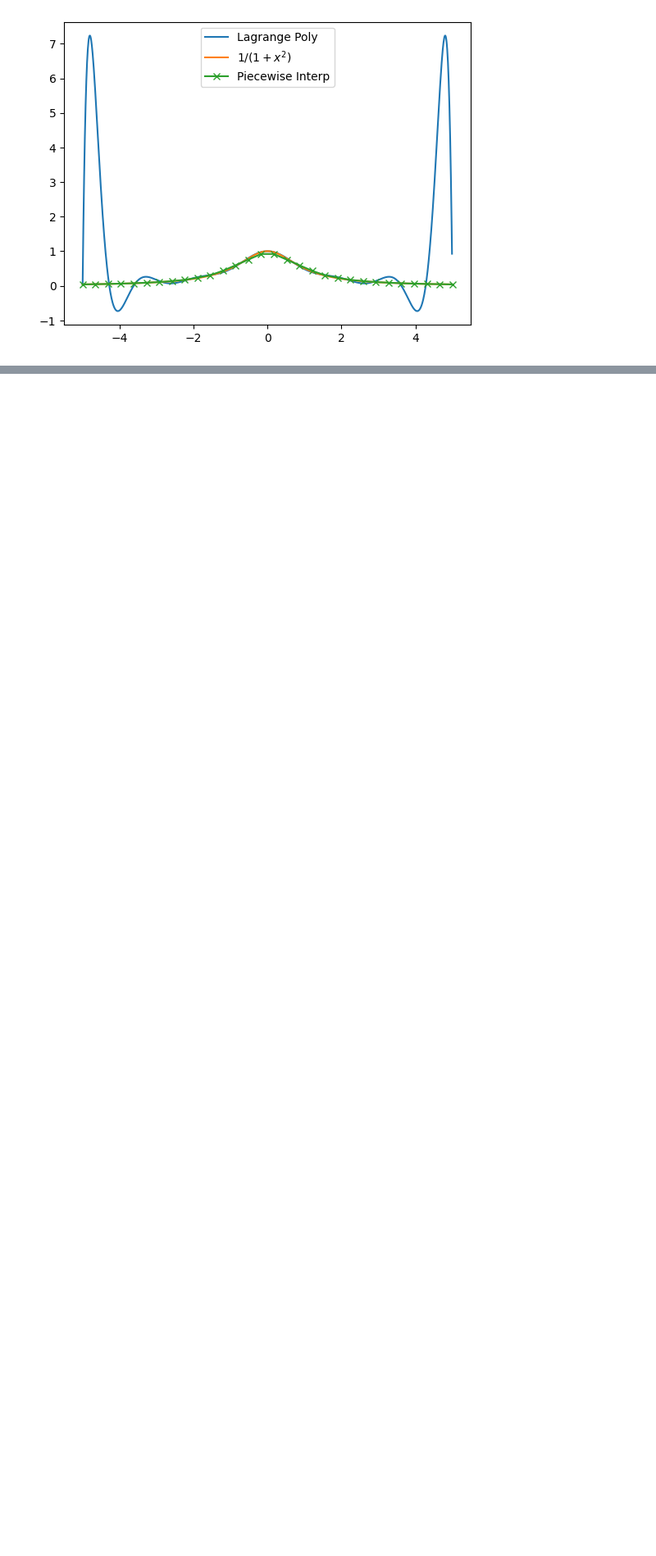
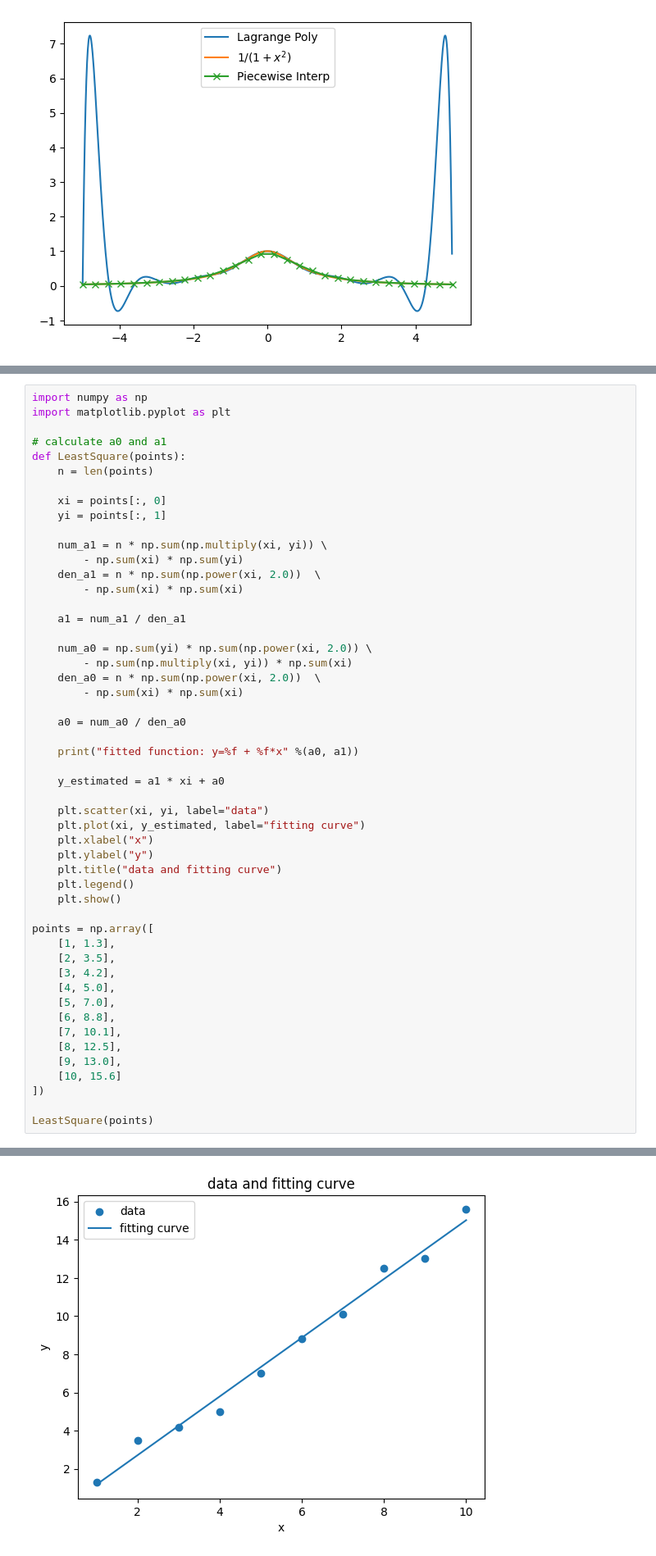
Before and after one commit to JaimeParker/SJTU-MAI-SpaceEngineering, a Jupyter notebook: 1_Courses/NumericalAnalysis/homework/Chapter2.ipynb, the cells around one changed output, grey strips where cells are left out. Shown at 82% size. Saved outputs shown, nothing was run; the diff lists cells and outputs as text; blank space fills up the shorter version.

```diff
--- a/1_Courses/NumericalAnalysis/homework/Chapter2.ipynb
+++ b/1_Courses/NumericalAnalysis/homework/Chapter2.ipynb
@@ -390,0 +537,52 @@ plt.show()
+# %%
+import numpy as np
+import matplotlib.pyplot as plt
+
+# calculate a0 and a1
+def LeastSquare(points):
+    n = len(points)
+
+    xi = points[:, 0]
+    yi = points[:, 1]
+
+    num_a1 = n * np.sum(np.multiply(xi, yi)) \
+        - np.sum(xi) * np.sum(yi)
+    den_a1 = n * np.sum(np.power(xi, 2.0))  \
+        - np.sum(xi) * np.sum(xi)
+
+    a1 = num_a1 / den_a1
+
+    num_a0 = np.sum(yi) * np.sum(np.power(xi, 2.0)) \
+        - np.sum(np.multiply(xi, yi)) * np.sum(xi)
+    den_a0 = n * np.sum(np.power(xi, 2.0))  \
+        - np.sum(xi) * np.sum(xi)
+
+    a0 = num_a0 / den_a0
+
+    print("fitted function: y=%f + %f*x" %(a0, a1))
+
+    y_estimated = a1 * xi + a0
+
+    plt.scatter(xi, yi, label="data")
+    plt.plot(xi, y_estimated, label="fitting curve")
+    plt.xlabel("x")
+    plt.ylabel("y")
+    plt.title("data and fitting curve")
+    plt.legend()
+    plt.show()
+
+points = np.array([
+    [1, 1.3],
+    [2, 3.5],
+    [3, 4.2],
+    [4, 5.0],
+    [5, 7.0],
+    [6, 8.8],
+    [7, 10.1],
+    [8, 12.5],
+    [9, 13.0],
+    [10, 15.6]
+])
+
+LeastSquare(points)
+# %% [output]
@@ -390,0 +590 @@ plt.show()
+[figure, added]
```
Also changed, not shown: parts of 12 cells of this notebook, 4 other files.
